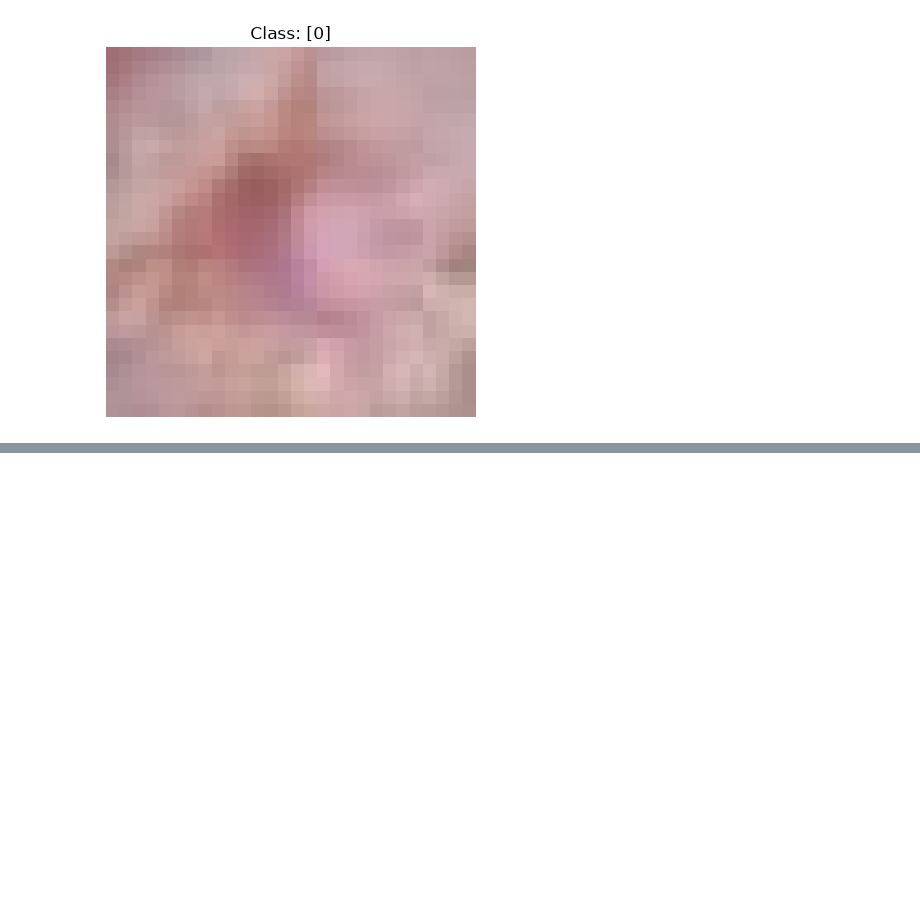
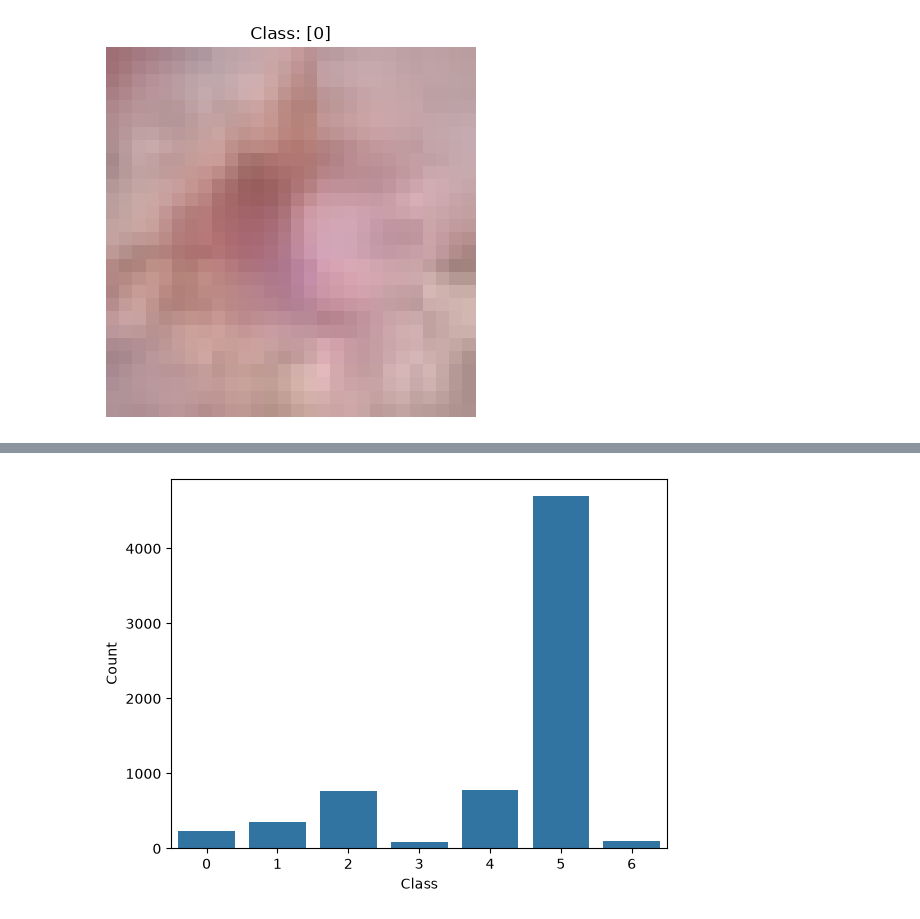
Before and after one commit to mohosina-lab/skin-lesion-classification, a Jupyter notebook: notebooks/01_dataset_exploration.ipynb, the cells around one changed output, grey strips where cells are left out. Drawn from its saved outputs; the diff is of its cells as text; code cells hidden in the pictures; blank space fills up the shorter version.

```diff
--- a/notebooks/01_dataset_exploration.ipynb
+++ b/notebooks/01_dataset_exploration.ipynb
@@ -39,0 +90,18 @@ plt.show()
+# %%
+import seaborn as sns
+import pandas as pd
+
+df = pd.DataFrame(
+    counts.items(),
+    columns=["Class","Count"]
+)
+
+sns.barplot(
+    x="Class",
+    y="Count",
+    data=df
+)
+
+plt.show()
+# %% [output]
+[figure, added]
```
Also changed, not shown: parts of 24 cells of this notebook.
